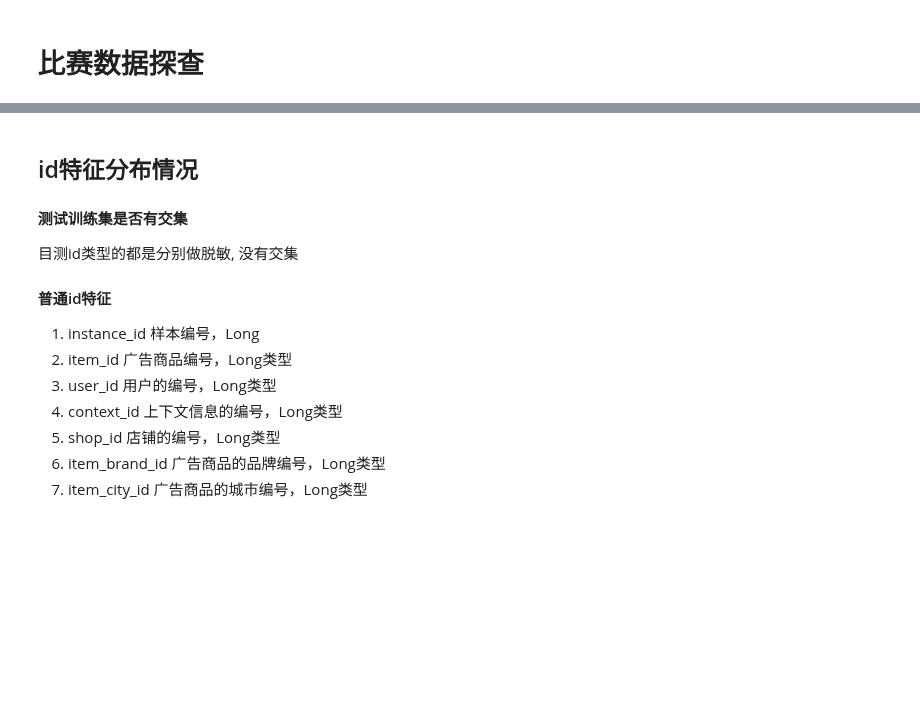
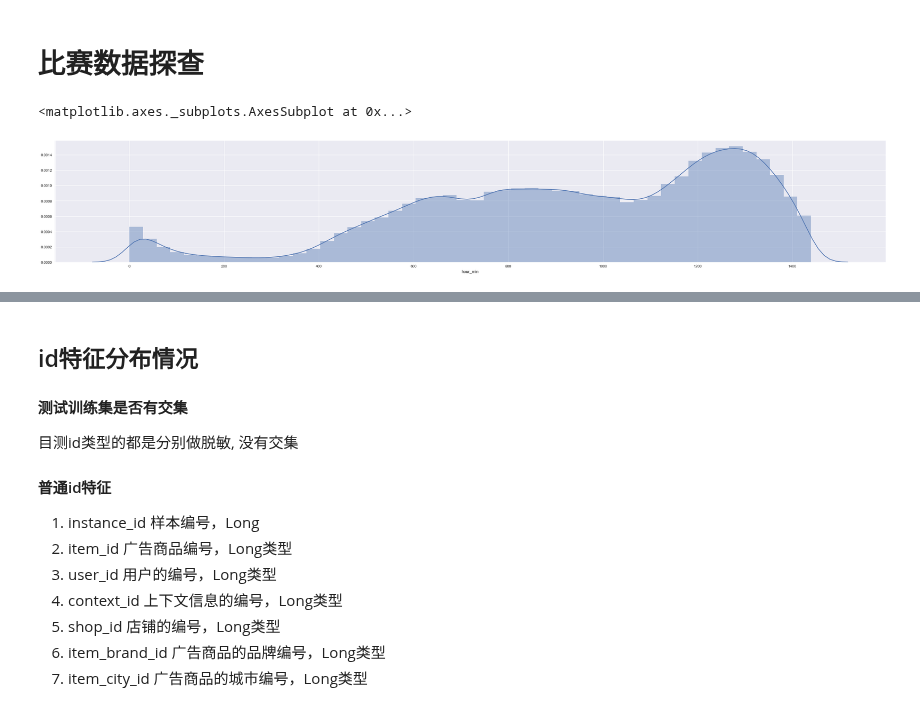
Before and after one commit to secrettianchigroup/SecretTianchiProject, a Jupyter notebook: data_peek.ipynb, the cells around one changed output, grey strips where cells are left out. Saved outputs shown, nothing was run; the diff lists cells and outputs as text; code cells hidden in the pictures; blank space fills up the shorter version.

```diff
--- a/data_peek.ipynb
+++ b/data_peek.ipynb
@@ -9,3 +9,45 @@ import matplotlib.pyplot as plt
 train_df = pd.read_table('round1_ijcai_18_train_20180301.txt',sep=' ')
 test_df = pd.read_table('round1_ijcai_18_test_a_20180301.txt',sep=' ')
 total_df = pd.concat([train_df, test_df], axis=0)
+# %%
+from sklearn import preprocessing
+le = preprocessing.LabelEncoder()
+
+def extract_date(x):
+    d = datetime.fromtimestamp(x)
+    return d.strftime('%Y-%m-%d %H:%M:%S')
+
+test_df['date'] = test_df['context_timestamp'].apply(lambda x: extract_date(x))
+train_df['date'] = train_df['context_timestamp'].apply(lambda x: extract_date(x))
+def extract_date2(x):
+    d = datetime.fromtimestamp(x)
+    return d.strftime('%Y-%m-%d')
+test_df['date2'] = test_df['context_timestamp'].apply(lambda x: extract_date2(x))
+train_df['date2'] = train_df['context_timestamp'].apply(lambda x: extract_date2(x))
+train_df['day'] = le.fit_transform(train_df['date2'])
+test_df['day'] = le.fit_transform(test_df['date2'])
+# %%
+def extract_hour(x):
+    d = datetime.fromtimestamp(x)
+    return int(d.hour)
+
+def extract_minute(x):
+    d = datetime.fromtimestamp(x)
+    return int(d.minute)
+
+train_df['hour'] = train_df['context_timestamp'].apply(lambda x: extract_hour(x))
+
+train_df['minute'] = train_df['context_timestamp'].apply(lambda x: extract_minute(x))
+
+train_df['hour_min'] = train_df['hour']* 60 + train_df['minute']
+
+train_df['hour_min_cnt'] = train_df.groupby('hour_min')['hour_min'].agg(np.size)
+
+import seaborn as sns
+import matplotlib.pyplot as plt
+f, ax = plt.subplots(1, 1, figsize=(40, 6))
+# plt.scatter(x= train_df['hour_min'], y=train_df['hour_min_cnt'])
+sns.distplot(train_df['hour_min'], ax=ax)
+# %% [output]
+<matplotlib.axes._subplots.AxesSubplot at 0x...>
+[figure, added]
```
Also changed, not shown: parts of 4 cells of this notebook, 9 other files.
